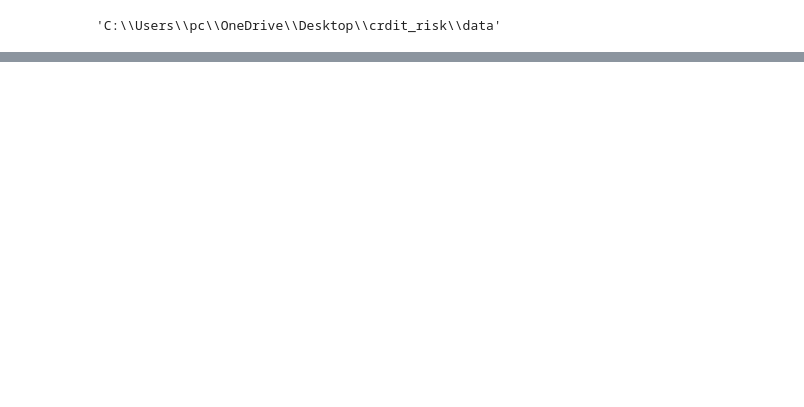
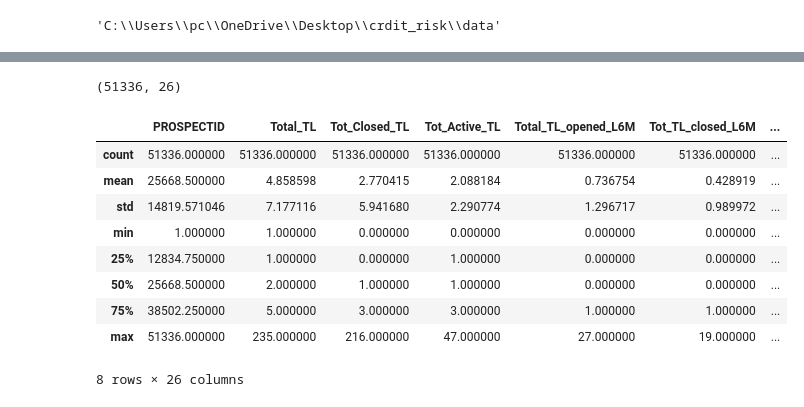
Before and after one commit to 92fayyaz/credit-risk-modeling, a Jupyter notebook: notebook/data_cleaning.ipynb, the cells around one changed output, grey strips where cells are left out. Drawn from its saved outputs; the diff is of its cells as text; code cells hidden in the pictures; blank space fills up the shorter version.

Commit message:
data cleaning start

```diff
--- a/notebook/data_cleaning.ipynb
+++ b/notebook/data_cleaning.ipynb
@@ -27,2 +31,2 @@ def get_data(name):
 # %%
-get_data("data11")
+a1=get_data("data11")
@@ -58,0 +33,17 @@ get_data("data22")
+# %%
+a1.shape
+# %% [output]
+(51336, 26)
+# %%
+a1.describe()
+# %% [output]
+|  | PROSPECTID | Total_TL | Tot_Closed_TL | Tot_Active_TL | Total_TL_opened_L6M | Tot_TL_closed_L6M | ... |
+| count | 51336.000000 | 51336.000000 | 51336.000000 | 51336.000000 | 51336.000000 | 51336.000000 | ... |
+| mean | 25668.500000 | 4.858598 | 2.770415 | 2.088184 | 0.736754 | 0.428919 | ... |
+| std | 14819.571046 | 7.177116 | 5.941680 | 2.290774 | 1.296717 | 0.989972 | ... |
+| min | 1.000000 | 1.000000 | 0.000000 | 0.000000 | 0.000000 | 0.000000 | ... |
+| 25% | 12834.750000 | 1.000000 | 0.000000 | 1.000000 | 0.000000 | 0.000000 | ... |
+| 50% | 25668.500000 | 2.000000 | 1.000000 | 1.000000 | 0.000000 | 0.000000 | ... |
+| 75% | 38502.250000 | 5.000000 | 3.000000 | 3.000000 | 1.000000 | 1.000000 | ... |
+| max | 51336.000000 | 235.000000 | 216.000000 | 47.000000 | 27.000000 | 19.000000 | ... |
+8 rows × 26 columns
```
Also changed, not shown: parts of 30 cells of this notebook, 1 other file.
